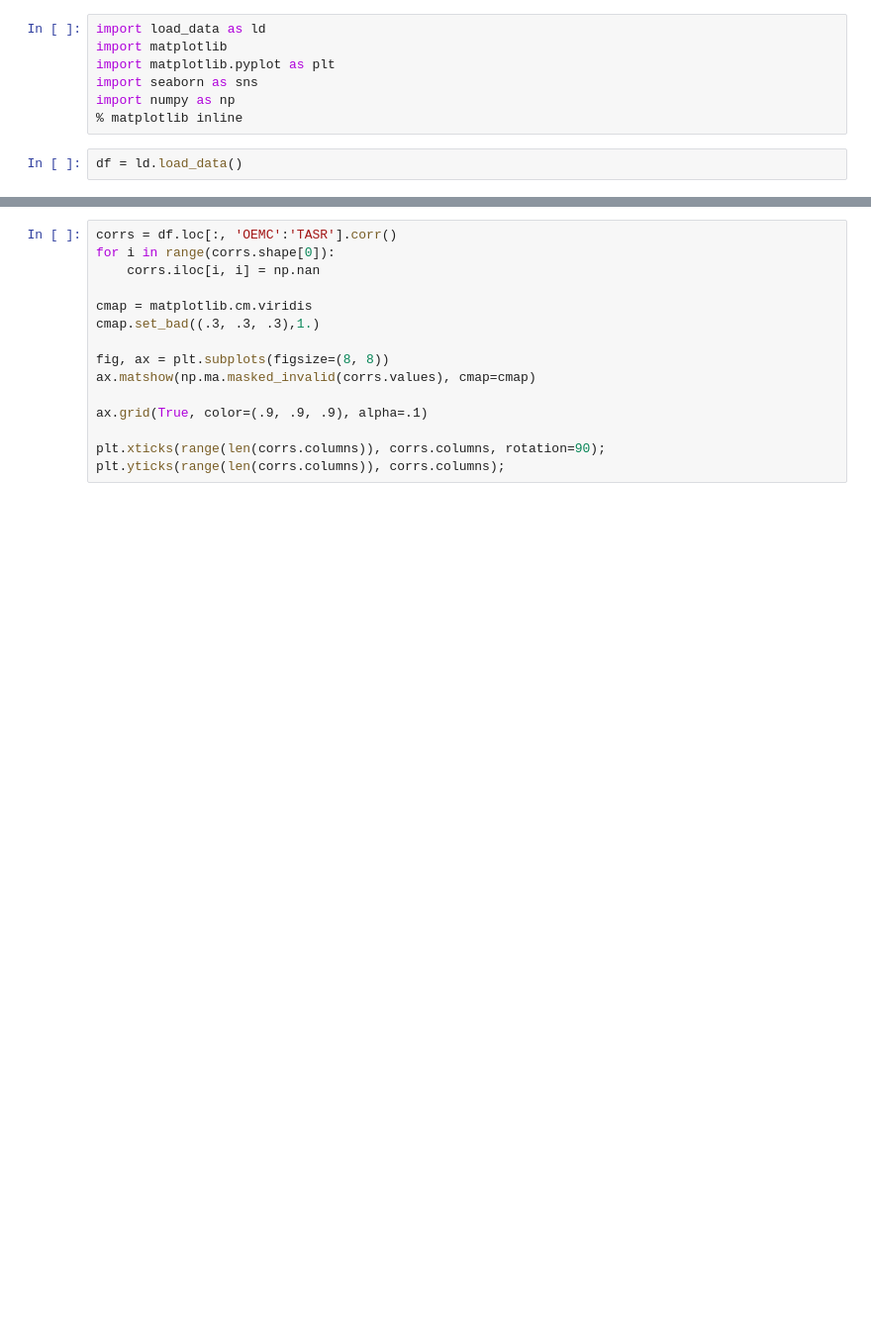
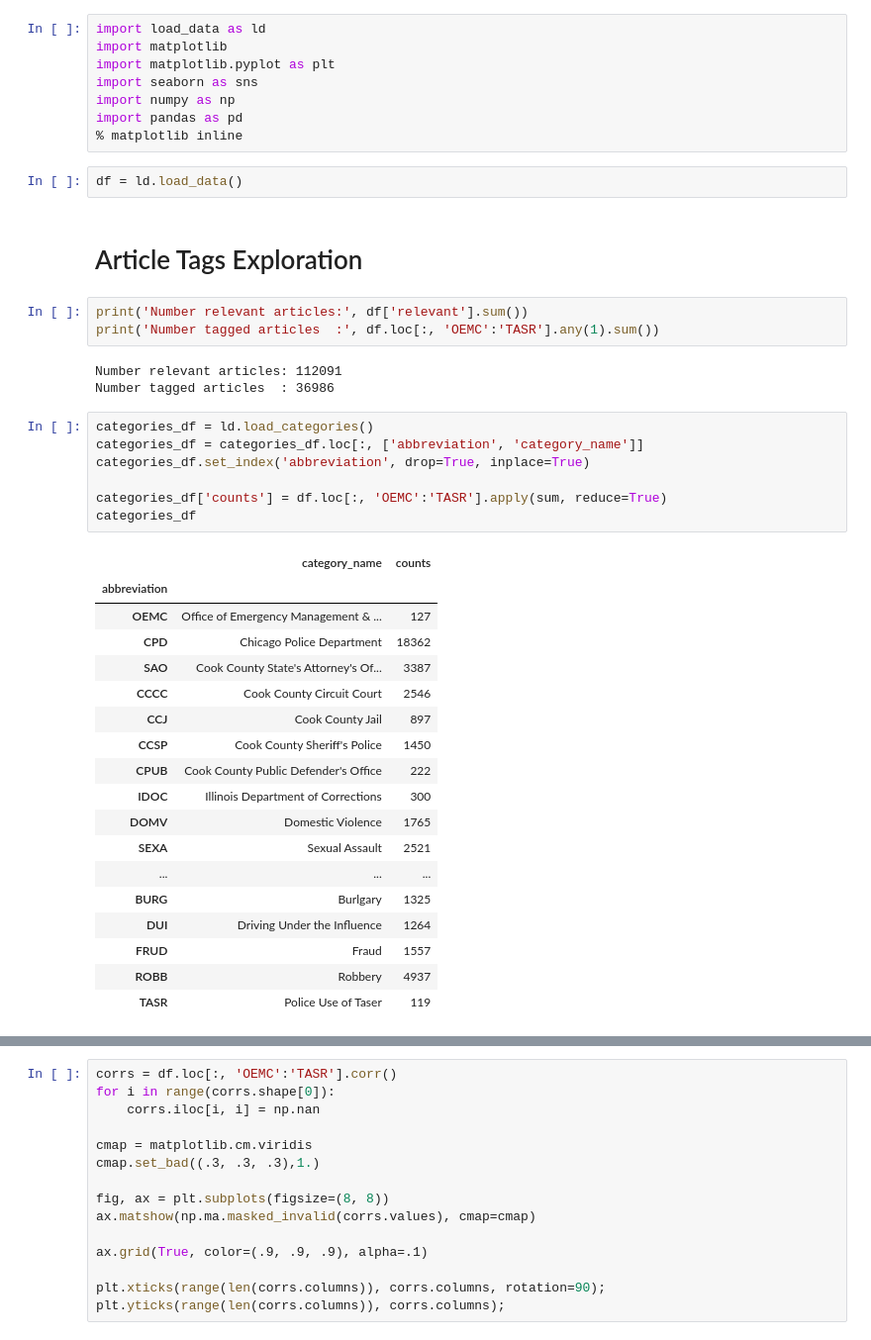
Before and after one commit to chicago-justice-project/article-tagging, a Jupyter notebook: src/explorations.ipynb, the cells around one changed output, grey strips where cells are left out. Shown at 99% size. Cells and saved outputs as stored; diff of their text form; blank space fills up the shorter version.

```diff
--- a/src/explorations.ipynb
+++ b/src/explorations.ipynb
@@ -4,7 +4,42 @@ import matplotlib
 import matplotlib.pyplot as plt
 import seaborn as sns
 import numpy as np
+import pandas as pd
 % matplotlib inline
 # %%
 df = ld.load_data()
+# %% [markdown]
+# Article Tags Exploration
+# %%
+print('Number relevant articles:', df['relevant'].sum())
+print('Number tagged articles  :', df.loc[:, 'OEMC':'TASR'].any(1).sum())
+# %% [output]
+Number relevant articles: 112091
+Number tagged articles  : 36986
+# %%
+categories_df = ld.load_categories()
+categories_df = categories_df.loc[:, ['abbreviation', 'category_name']]
+categories_df.set_index('abbreviation', drop=True, inplace=True)
+
+categories_df['counts'] = df.loc[:, 'OEMC':'TASR'].apply(sum, reduce=True)
+categories_df
+# %% [output]
+|  | category_name | counts |
+| abbreviation |  |  |
+| OEMC | Office of Emergency Management & ... | 127 |
+| CPD | Chicago Police Department | 18362 |
+| SAO | Cook County State's Attorney's Of... | 3387 |
+| CCCC | Cook County Circuit Court | 2546 |
+| CCJ | Cook County Jail | 897 |
+| CCSP | Cook County Sheriff's Police | 1450 |
+| CPUB | Cook County Public Defender's Office | 222 |
+| IDOC | Illinois Department of Corrections | 300 |
+| DOMV | Domestic Violence | 1765 |
+| SEXA | Sexual Assault | 2521 |
+| ... | ... | ... |
+| BURG | Burlgary | 1325 |
+| DUI | Driving Under the Influence | 1264 |
+| FRUD | Fraud | 1557 |
+| ROBB | Robbery | 4937 |
+| TASR | Police Use of Taser | 119 |
 # %%
```
Also changed, not shown: parts of 10 cells of this notebook, 2 other files.
